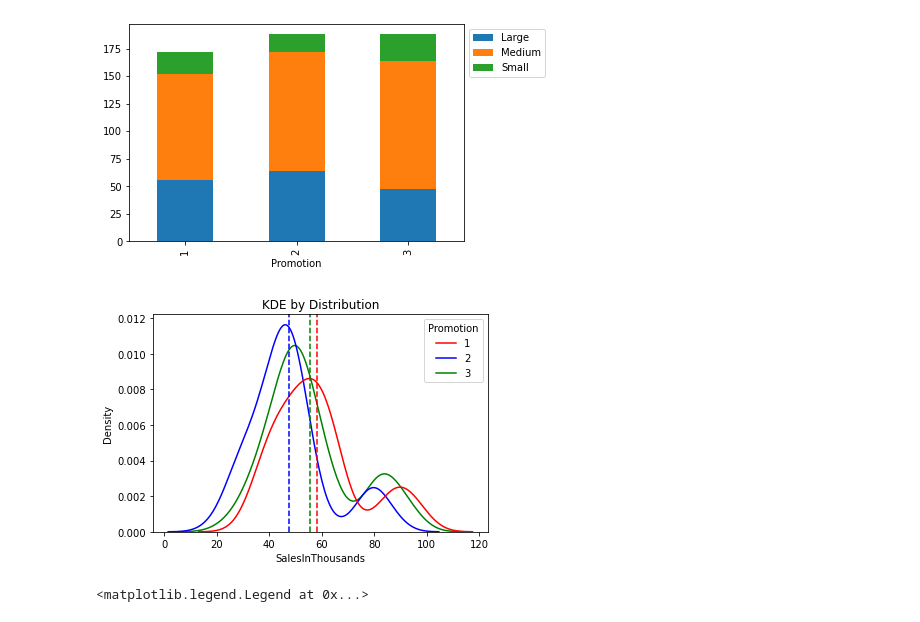
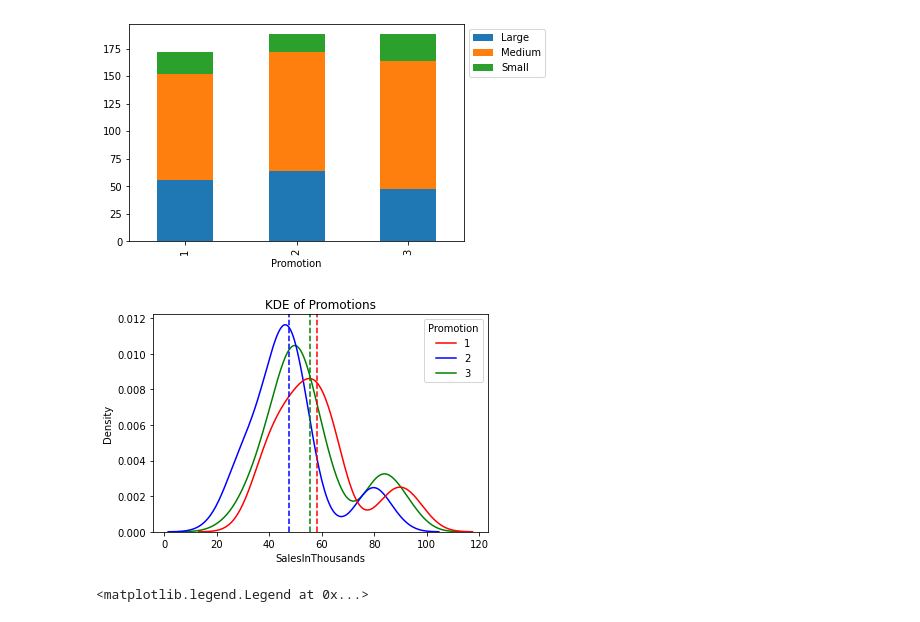
Before and after one commit to omerkolcak/A-B-Testing-for-Fastfood-Chain, a Jupyter notebook: A-B Testing.ipynb, the cells around one changed output. Cells and saved outputs as stored; diff of their text form; code cells hidden in the pictures.

```diff
--- a/A-B Testing.ipynb
+++ b/A-B Testing.ipynb
@@ -175,14 +175,14 @@ Also we can visaulize the below table to see more clearly.
 # %%
 mean_1,mean_2,mean_3 = df.groupby("Promotion").SalesInThousands.mean()
 
 ax = sns.kdeplot(data=df,x="SalesInThousands",hue="Promotion",palette=['red','blue','green'])
 ax.axvline(mean_1, color='red', linestyle='--', label="mean1")
 ax.axvline(mean_2, color='blue', linestyle='--')
 ax.axvline(mean_3, color='green', linestyle='--')
 
-_ = ax.set_title("KDE by Distribution")
+_ = ax.set_title("KDE of Promotions")
 # %% [output]
-[figure, old version]
+[figure, new version]
 # %%
 ax = sns.boxplot(data=df,x="Promotion",y="SalesInThousands",hue="week")
 ax.legend(bbox_to_anchor=(1,1),title="week")
```
Also changed, not shown: 4 other files.
